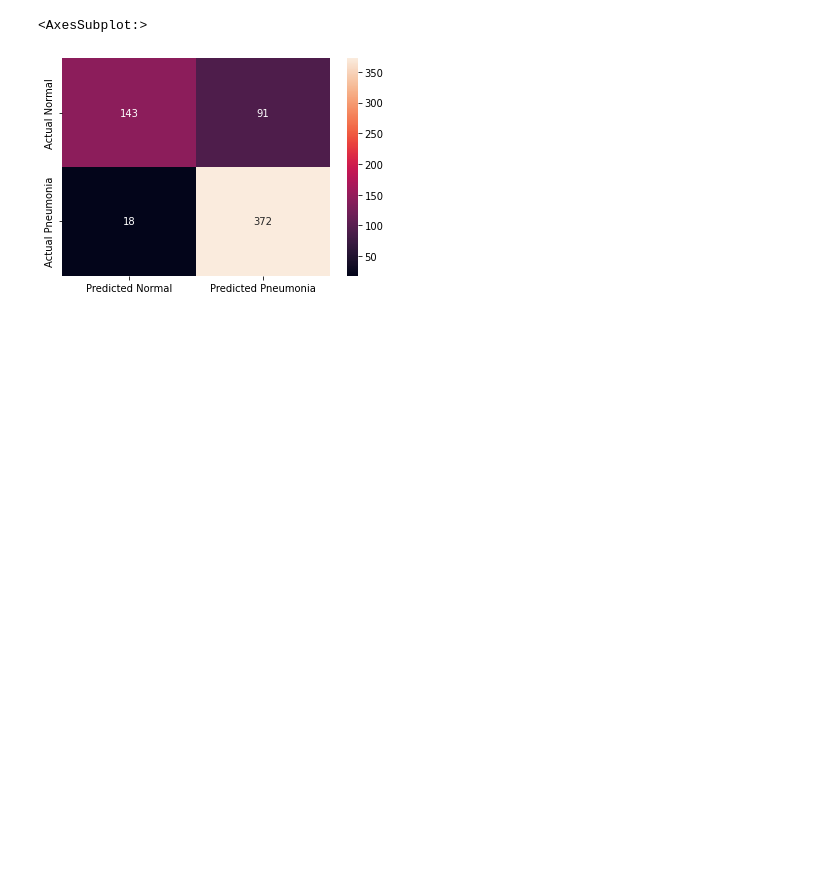
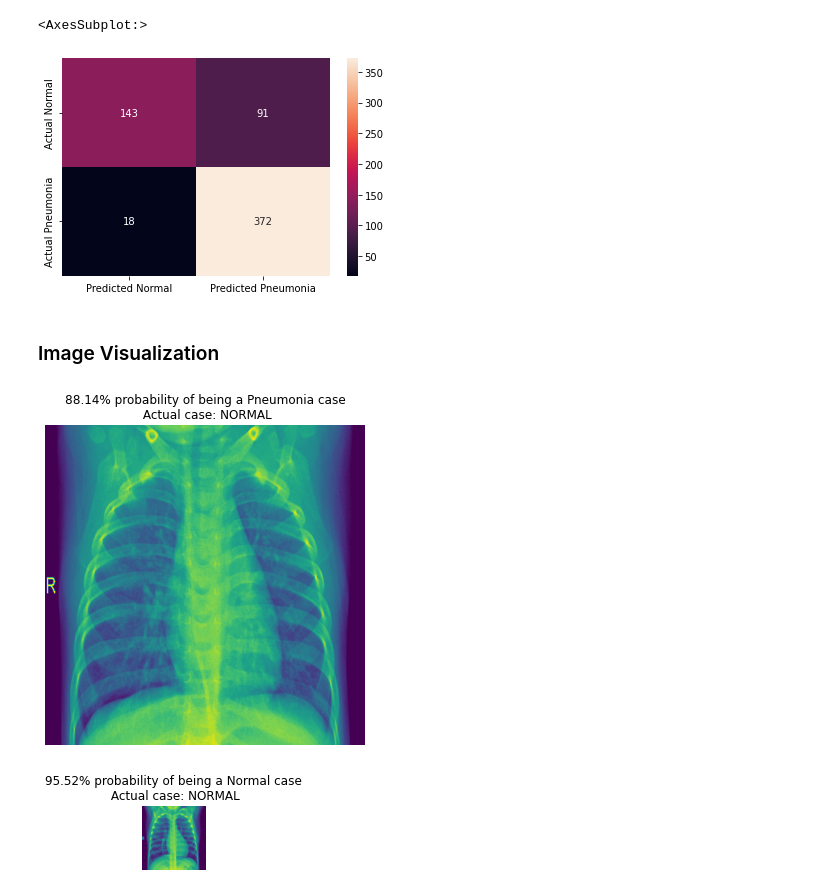
Before and after one commit to BrandonTayKaiheng/CNN-based-Xray-Classifier, a Jupyter notebook: model.ipynb, the cells around one changed output. Cells and saved outputs as stored; diff of their text form; code cells hidden in the pictures; blank space fills up the shorter version.

Commit message:
Added data visualization

```diff
--- a/model.ipynb
+++ b/model.ipynb
@@ -178,3 +178,26 @@ Test Accuracy:  82.53205418586731 %
 weighted avg       0.84      0.83      0.82       624
 <AxesSubplot:>
 [figure]
+# %% [markdown]
+### Image Visualization
+# %%
+# Extract images from test data iterator without shuffling sequence
+test.reset()
+x = np.concatenate([test.next()[0] for i in range(test.__len__())])  # Images
+y = np.concatenate([test.next()[1] for i in range(test.__len__())])  # Labels
+
+dict = {0: 'NORMAL', 1:'PNEUMONIA'}
+plt.figure(figsize=(20, 20))
+for i in range(0+228, 2+228):
+    plt.subplot(3, 3, (i-228)+1)
+    if prediction[i, 0] >= 0.5:
+        out = ('{:.2%} probability of being a Pneumonia case'.format(prediction[i][0]))
+    else:
+        out = ('{:.2%} probability of being a Normal case'.format(1-prediction[i][0]))
+    plt.title(out + "\n Actual case: " + dict.get(y[i]))
+    plt.imshow(np.squeeze(x[i]))
+    plt.axis('off')
+    plt.show()
+# %% [output]
+[figure, added]
+[figure, added]
```
